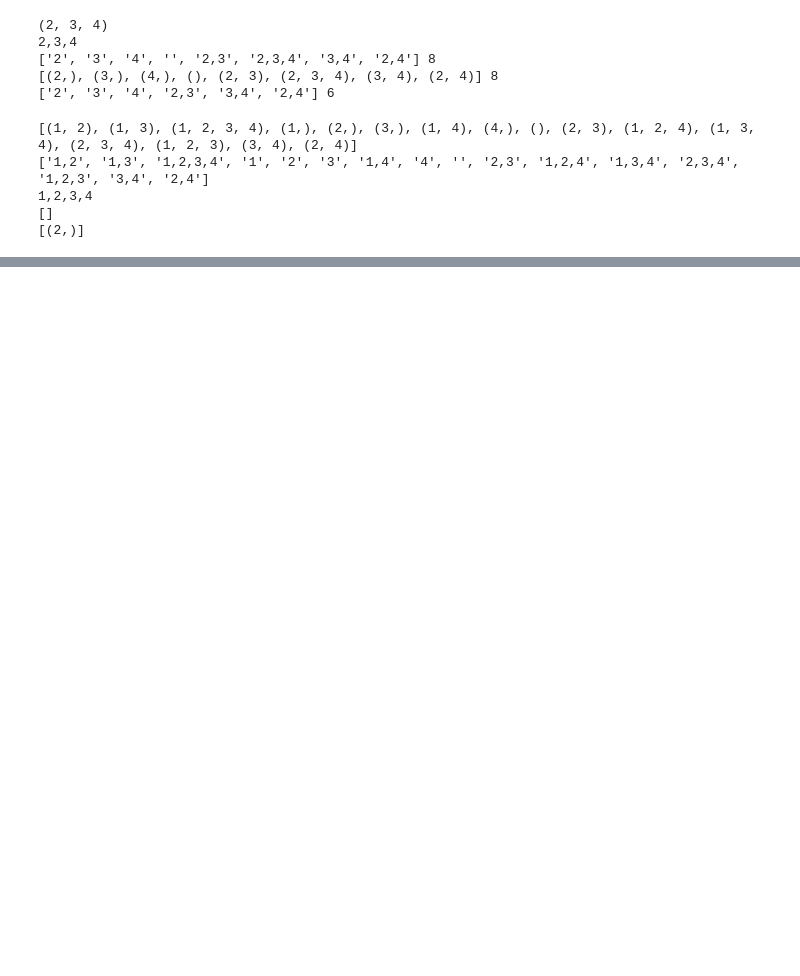
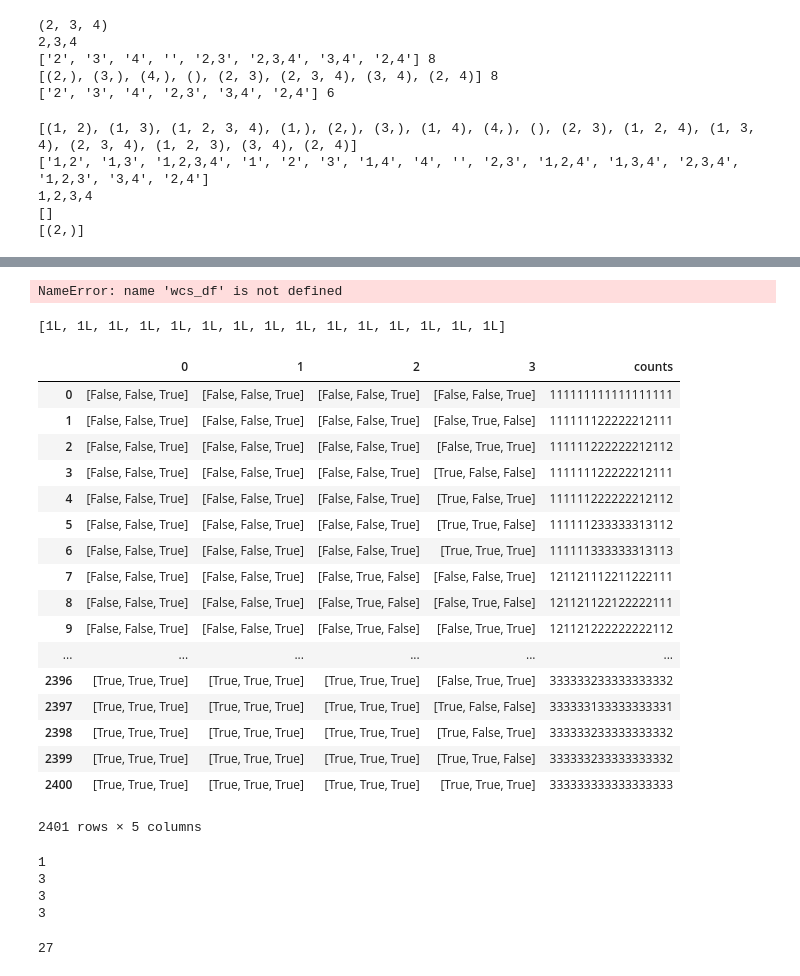
Before and after one commit to tnaselar/imagery_psychophysics, a Jupyter notebook: analysis/exercise_counting_machinery.ipynb, the cells around one changed output, grey strips where cells are left out. Drawn from its saved outputs; the diff is of its cells as text; code cells hidden in the pictures; blank space fills up the shorter version.

```diff
--- a/analysis/exercise_counting_machinery.ipynb
+++ b/analysis/exercise_counting_machinery.ipynb
@@ -181,2 +92,2 @@ for name,grp in grp_count:
 # %%
-foo = generate_window_colorings(3,4)
+wcs = generate_window_colorings(3,2)
@@ -186,0 +258,44 @@ foo
+# %%
+def row_func(row):
+    ncc = {}
+    for tup in nbd_seq:
+        cnts = map(lambda x: row.ix[x],tup)
+        win_powerset,cur_cnt = nbd_color_counts(window(tup),cnts)
+#         print cur_cnt
+        for foo,baz in zip(win_powerset.strings,cur_cnt):
+            ncc[foo] = baz
+    return [ncc[key] for key in ncc.keys()]
+# %%
+wcs = generate_window_colorings(3,2)
+data = [x for x in wcs]
+wcs_df = pd.DataFrame(data=data,columns=['1','2'])
+# %%
+wcs_df['counts'] = wcs_df.apply(row_func,axis=1)
+wcs_df['counts'] = wcs_df['counts'].apply(lambda row: ''.join(map(str,row)))
+# %% [output]
+NameError: name 'wcs_df' is not defined
+# %%
+row_func(wcs_df.iloc[0])
+# %% [output]
+[1L, 1L, 1L, 1L, 1L, 1L, 1L, 1L, 1L, 1L, 1L, 1L, 1L, 1L, 1L]
+# %%
+wcs_df
+# %% [output]
+|  | 0 | 1 | 2 | 3 | counts |
+| 0 | [False, False, True] | [False, False, True] | [False, False, True] | [False, False, True] | 111111111111111111 |
+| 1 | [False, False, True] | [False, False, True] | [False, False, True] | [False, True, False] | 111111122222212111 |
+| 2 | [False, False, True] | [False, False, True] | [False, False, True] | [False, True, True] | 111111222222212112 |
+| 3 | [False, False, True] | [False, False, True] | [False, False, True] | [True, False, False] | 111111122222212111 |
+| 4 | [False, False, True] | [False, False, True] | [False, False, True] | [True, False, True] | 111111222222212112 |
+| 5 | [False, False, True] | [False, False, True] | [False, False, True] | [True, True, False] | 111111233333313112 |
+| 6 | [False, False, True] | [False, False, True] | [False, False, True] | [True, True, True] | 111111333333313113 |
+| 7 | [False, False, True] | [False, False, True] | [False, True, False] | [False, False, True] | 121121112211222111 |
+| 8 | [False, False, True] | [False, False, True] | [False, True, False] | [False, True, False] | 121121122122222111 |
+| 9 | [False, False, True] | [False, False, True] | [False, True, False] | [False, True, True] | 121121222222222112 |
+| ... | ... | ... | ... | ... | ... |
+| 2396 | [True, True, True] | [True, True, True] | [True, True, True] | [False, True, True] | 333333233333333332 |
+| 2397 | [True, True, True] | [True, True, True] | [True, True, True] | [True, False, False] | 333333133333333331 |
+| 2398 | [True, True, True] | [True, True, True] | [True, True, True] | [True, False, True] | 333333233333333332 |
+| 2399 | [True, True, True] | [True, True, True] | [True, True, True] | [True, True, False] | 333333233333333332 |
+| 2400 | [True, True, True] | [True, True, True] | [True, True, True] | [True, True, True] | 333333333333333333 |
+2401 rows × 5 columns
@@ -186,0 +311,8 @@ foo
+# %%
+count_cols(wcs_df.iloc[0,:-1])
+# %% [output]
+1
+3
+3
+3
+27
```
Also changed, not shown: parts of 40 cells of this notebook, 10 other files.
